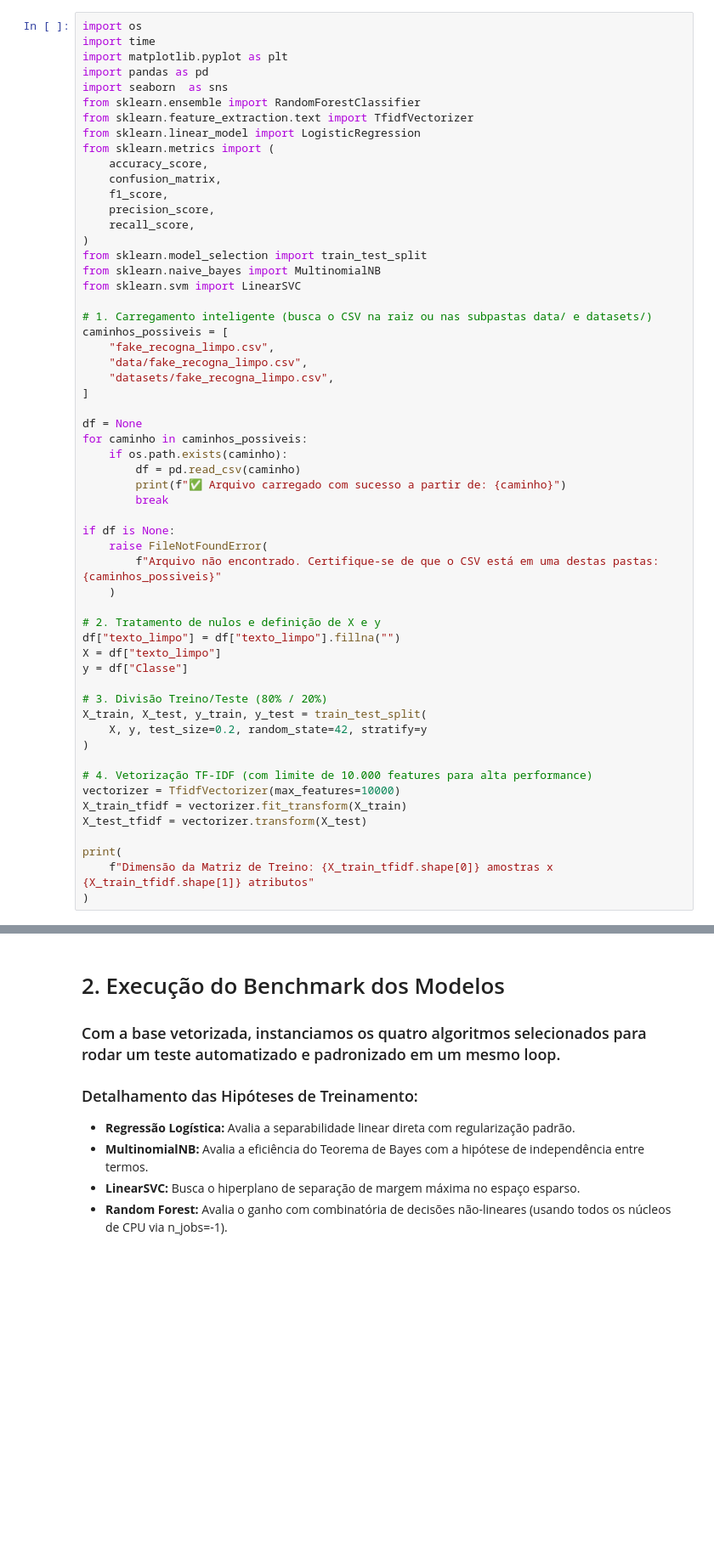
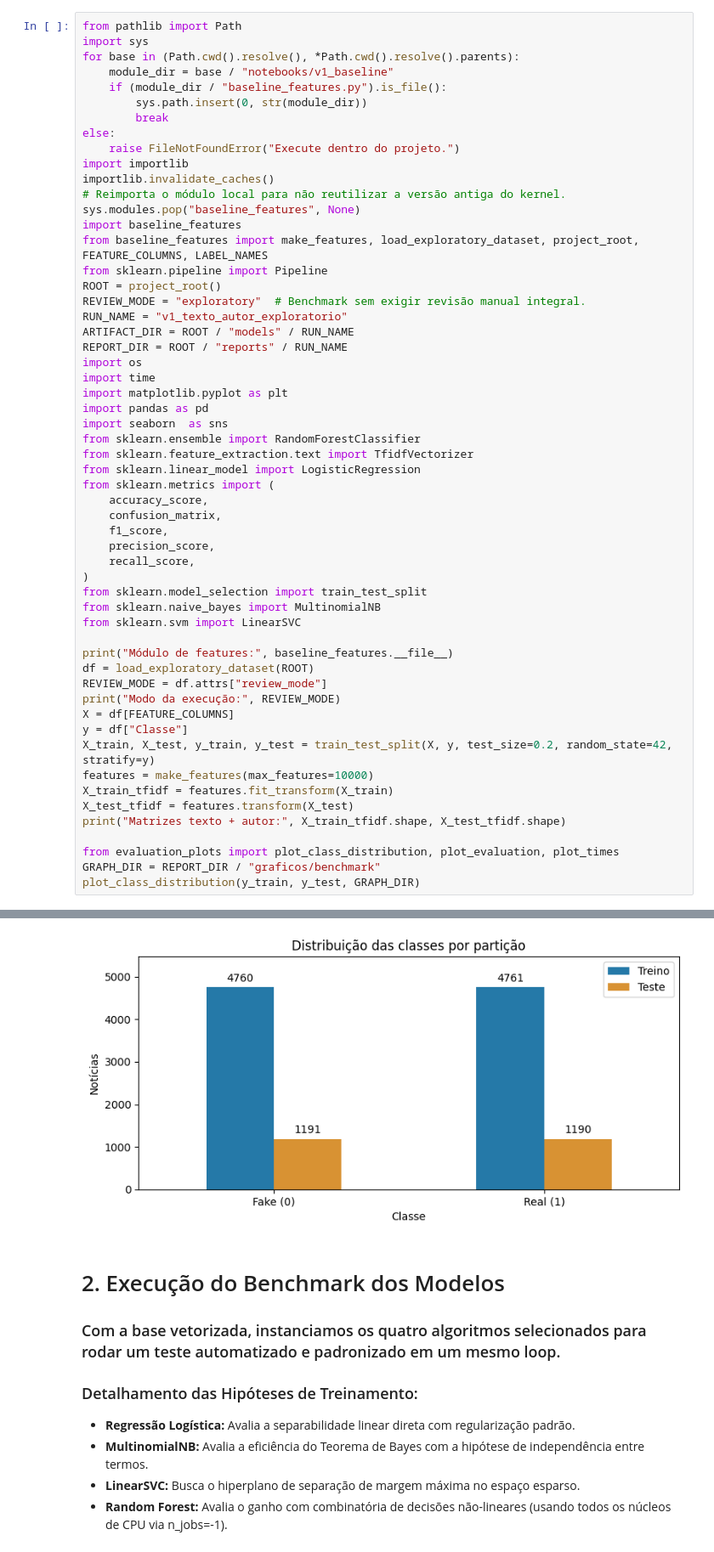
Before and after one commit to paiva-l/identificador-de-fake-news, a Jupyter notebook: notebooks/v1_baseline/03-benchmark-de-modelos.ipynb, the cells around one changed output, grey strips where cells are left out. Shown at 85% size. Saved outputs shown, nothing was run; the diff lists cells and outputs as text; blank space fills up the shorter version.

Commit message:
feat: publica notebooks V1-V3 com resultados e documentacao tecnica

```diff
--- a/notebooks/v1_baseline/03-benchmark-de-modelos.ipynb
+++ b/notebooks/v1_baseline/03-benchmark-de-modelos.ipynb
@@ -25,4 +14,25 @@
 # %%
+from pathlib import Path
+import sys
+for base in (Path.cwd().resolve(), *Path.cwd().resolve().parents):
+    module_dir = base / "notebooks/v1_baseline"
+    if (module_dir / "baseline_features.py").is_file():
+        sys.path.insert(0, str(module_dir))
+        break
+else:
+    raise FileNotFoundError("Execute dentro do projeto.")
+import importlib
+importlib.invalidate_caches()
+# Reimporta o módulo local para não reutilizar a versão antiga do kernel.
+sys.modules.pop("baseline_features", None)
+import baseline_features
+from baseline_features import make_features, load_exploratory_dataset, project_root, FEATURE_COLUMNS, LABEL_NAMES
+from sklearn.pipeline import Pipeline
+ROOT = project_root()
+REVIEW_MODE = "exploratory"  # Benchmark sem exigir revisão manual integral.
+RUN_NAME = "v1_texto_autor_exploratorio"
+ARTIFACT_DIR = ROOT / "models" / RUN_NAME
+REPORT_DIR = ROOT / "reports" / RUN_NAME
 import os
 import time
 import matplotlib.pyplot as plt
@@ -42,41 +52,19 @@ from sklearn.model_selection import train_test_split
 from sklearn.naive_bayes import MultinomialNB
 from sklearn.svm import LinearSVC
 
-# 1. Carregamento inteligente (busca o CSV na raiz ou nas subpastas data/ e datasets/)
-caminhos_possiveis = [
-    "fake_recogna_limpo.csv",
-    "data/fake_recogna_limpo.csv",
-    "datasets/fake_recogna_limpo.csv",
-]
+print("Módulo de features:", baseline_features.__file__)
+df = load_exploratory_dataset(ROOT)
+REVIEW_MODE = df.attrs["review_mode"]
+print("Modo da execução:", REVIEW_MODE)
+X = df[FEATURE_COLUMNS]
+y = df["Classe"]
+X_train, X_test, y_train, y_test = train_test_split(X, y, test_size=0.2, random_state=42, stratify=y)
+features = make_features(max_features=10000)
+X_train_tfidf = features.fit_transform(X_train)
+X_test_tfidf = features.transform(X_test)
+print("Matrizes texto + autor:", X_train_tfidf.shape, X_test_tfidf.shape)
 
-df = None
-for caminho in caminhos_possiveis:
-    if os.path.exists(caminho):
-        df = pd.read_csv(caminho)
-        print(f"✅ Arquivo carregado com sucesso a partir de: {caminho}")
-        break
-
-if df is None:
-    raise FileNotFoundError(
-        f"Arquivo não encontrado. Certifique-se de que o CSV está em uma destas pastas: {caminhos_possiveis}"
-    )
-
-# 2. Tratamento de nulos e definição de X e y
-df["texto_limpo"] = df["texto_limpo"].fillna("")
-X = df["texto_limpo"]
-y = df["Classe"]
-
-# 3. Divisão Treino/Teste (80% / 20%)
-X_train, X_test, y_train, y_test = train_test_split(
-    X, y, test_size=0.2, random_state=42, stratify=y
-)
-
-# 4. Vetorização TF-IDF (com limite de 10.000 features para alta performance)
-vectorizer = TfidfVectorizer(max_features=10000)
-X_train_tfidf = vectorizer.fit_transform(X_train)
-X_test_tfidf = vectorizer.transform(X_test)
-
-print(
-    f"Dimensão da Matriz de Treino: {X_train_tfidf.shape[0]} amostras x {X_train_tfidf.shape[1]} atributos"
-)
+from evaluation_plots import plot_class_distribution, plot_evaluation, plot_times
+GRAPH_DIR = REPORT_DIR / "graficos/benchmark"
+plot_class_distribution(y_train, y_test, GRAPH_DIR)
 # %% [output]
@@ -85,3 +74,4 @@ Dimensão da Matriz de Treino: 9521 amostras x 10000 atributos
+[figure, added]
 # %% [markdown]
 # 2. Execução do Benchmark dos Modelos
 ### Com a base vetorizada, instanciamos os quatro algoritmos selecionados para rodar um teste automatizado e padronizado em um mesmo loop.
```
Also changed, not shown: parts of 15 cells of this notebook, 40 other files.
